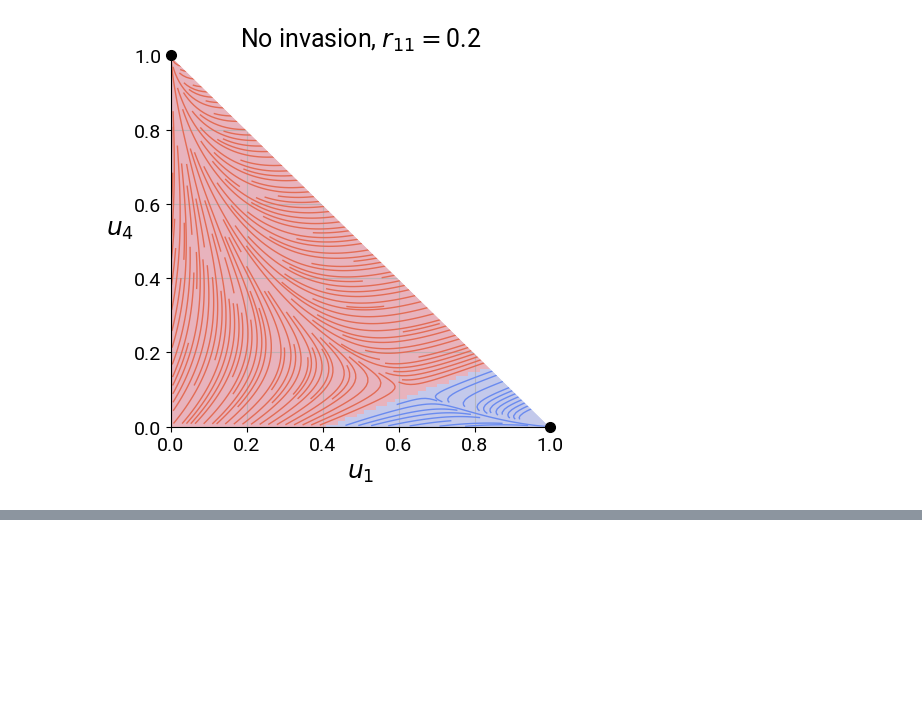
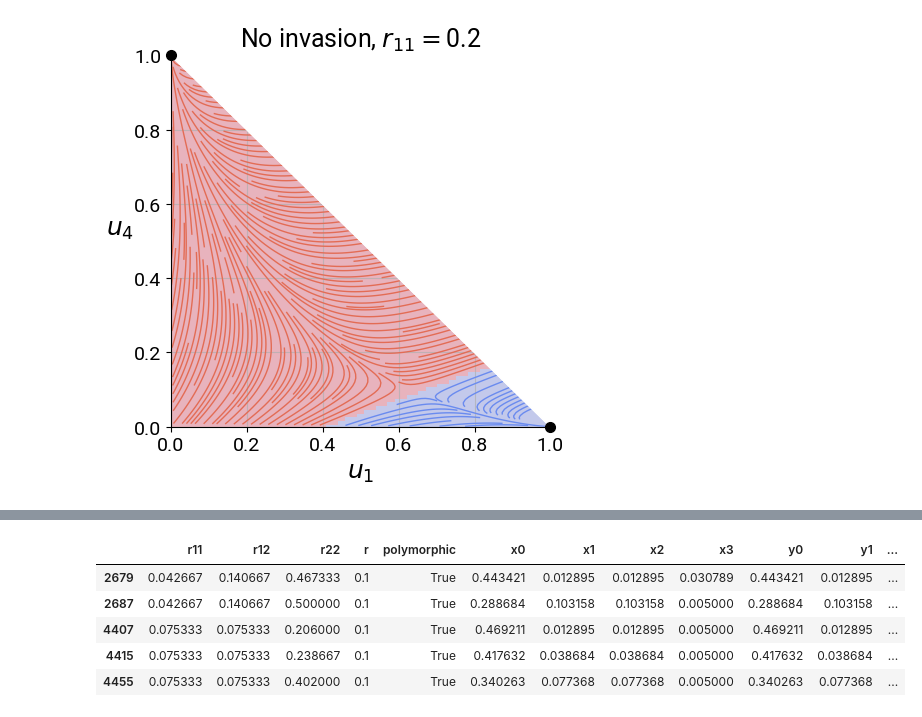
Before and after one commit to cvanamburg/quasilinkage, a Jupyter notebook: modifier.ipynb, the cells around one changed output, grey strips where cells are left out. Cells and saved outputs as stored; diff of their text form; code cells hidden in the pictures; blank space fills up the shorter version.

```diff
--- a/modifier.ipynb
+++ b/modifier.ipynb
@@ -426,0 +992,13 @@ plt.title(title); plt.tight_layout(); plt.show() # , $r_{12}=r_{22}=0.4$
+# %%
+row = df[df.polymorphic].iloc[0]
+
+x0 = row[["x0","x1","x2","x3"]].to_numpy(dtype=np.float64)
+y0 = row[["y0","y1","y2","y3"]].to_numpy(dtype=np.float64)
+
+r11 = float(row.r11)
+r12 = float(row.r12)
+r22 = float(row.r22)
+r   = float(row.r)
+
+xf, yf = run_traj(x0, y0, r11, r12, r22, r, 1000)
+print(xf, yf)
@@ -426,0 +1223,9 @@ plt.title(title); plt.tight_layout(); plt.show() # , $r_{12}=r_{22}=0.4$
+# %%
+df[df.polymorphic == True][10:15]
+# %% [output]
+|  | r11 | r12 | r22 | r | polymorphic | x0 | x1 | x2 | x3 | y0 | y1 | ... |
+| 2679 | 0.042667 | 0.140667 | 0.467333 | 0.1 | True | 0.443421 | 0.012895 | 0.012895 | 0.030789 | 0.443421 | 0.012895 | ... |
+| 2687 | 0.042667 | 0.140667 | 0.500000 | 0.1 | True | 0.288684 | 0.103158 | 0.103158 | 0.005000 | 0.288684 | 0.103158 | ... |
+| 4407 | 0.075333 | 0.075333 | 0.206000 | 0.1 | True | 0.469211 | 0.012895 | 0.012895 | 0.005000 | 0.469211 | 0.012895 | ... |
+| 4415 | 0.075333 | 0.075333 | 0.238667 | 0.1 | True | 0.417632 | 0.038684 | 0.038684 | 0.005000 | 0.417632 | 0.038684 | ... |
+| 4455 | 0.075333 | 0.075333 | 0.402000 | 0.1 | True | 0.340263 | 0.077368 | 0.077368 | 0.005000 | 0.340263 | 0.077368 | ... |
```
Also changed, not shown: parts of 14 cells of this notebook, 1 other file.
